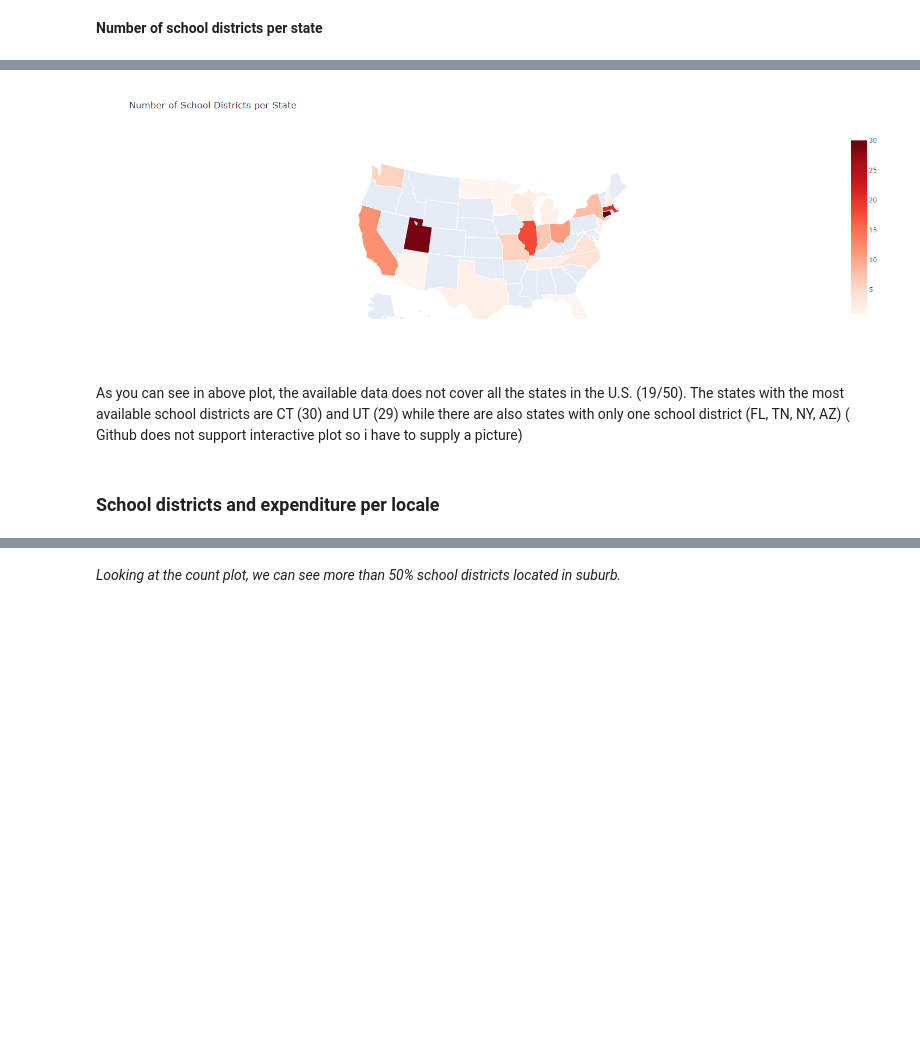
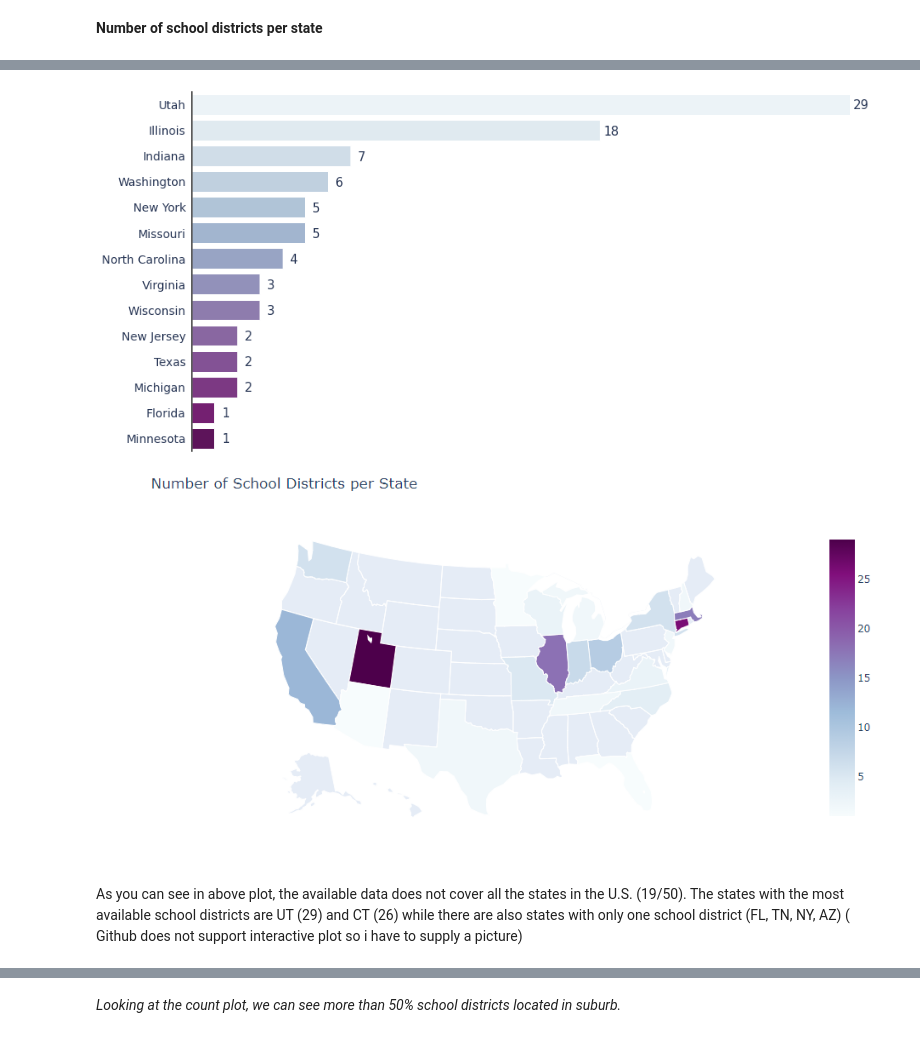
Before and after one commit to tramyynt/COVID-19-impact-on-Digital-Learning, a Jupyter notebook: Covid_19_Impact_on_Digital_Learning_.ipynb, the cells around one changed output, grey strips where cells are left out. Cells and saved outputs as stored; diff of their text form; code cells hidden in the pictures; blank space fills up the shorter version.

```diff
--- a/Covid_19_Impact_on_Digital_Learning_.ipynb
+++ b/Covid_19_Impact_on_Digital_Learning_.ipynb
@@ -224,36 +229,53 @@ us_state = {
     'Virgin Islands': 'VI',
     'Virginia': 'VA',
     'Washington': 'WA',
     'West Virginia': 'WV',
     'Wisconsin': 'WI',
     'Wyoming': 'WY'
 }
 districts_by_state['state_abbrev'] = districts_by_state['state'].replace(us_state) #https://stackoverflow.com/questions/40075106/replace-values-in-pandas-series-with-dictionary
 fig = go.Figure()
 layout = dict(
     title_text = "Number of School Districts per State",
     geo_scope='usa',
 )
 
 fig.add_trace(
     go.Choropleth(
         locations=districts_by_state.state_abbrev,
         zmax=1,
         z = districts_by_state.count_districts,
         locationmode = 'USA-states',
         marker_line_color='white',
         geo='geo',
         colorscale = 'BuPu',
     )
 )
 
 fig.update_layout(layout)
 fig.show()
+
+plt.figure(figsize = (15, 8))
+sns.set_style("white")
+a = sns.barplot(data = districts['state'].value_counts().reset_index(), x = 'state', y = 'index', palette='BuPu')
+plt.xticks([])
+plt.yticks(fontname = 'arial', fontsize = 14, color = '#283655')
+plt.ylabel('')
+plt.xlabel('')
+a.spines['left'].set_linewidth(1.5)
+for w in ['right', 'top', 'bottom']:
+    a.spines[w].set_visible(False)
+
+for p in a.patches:
+    width = p.get_width()
+    plt.text(0.5 + width, p.get_y() + 0.55 * p.get_height(), f'{int(width)}',
+             ha = 'center', va = 'center', fontname = 'arial', fontsize = 15, color = '#283655')
+
+plt.show()
 # %% [output]
 [interactive output not drawn]
+[figure, added]
 # %% [markdown]
-![Screenshot 2021-09-04 232337.png](embedded-picture-1-old)
+![Screenshot 2021-09-05 170708.png](embedded-picture-1-new)
 # %% [markdown]
- As you can see in above plot, the available data does not cover all the states in the U.S. (19/50). The states with the most available school districts are CT (30) and UT (29) while there are also states with only one school district (FL, TN, NY, AZ) ( Github does not support interactive plot so i have to supply a picture)
+ As you can see in above plot, the available data does not cover all the states in the U.S. (19/50). The states with the most available school districts are UT (29) and CT (26) while there are also states with only one school district (FL, TN, NY, AZ) ( Github does not support interactive plot so i have to supply a picture)
-# %% [markdown]
-### **School districts and expenditure per locale**
```
Also changed, not shown: parts of 54 cells of this notebook.
